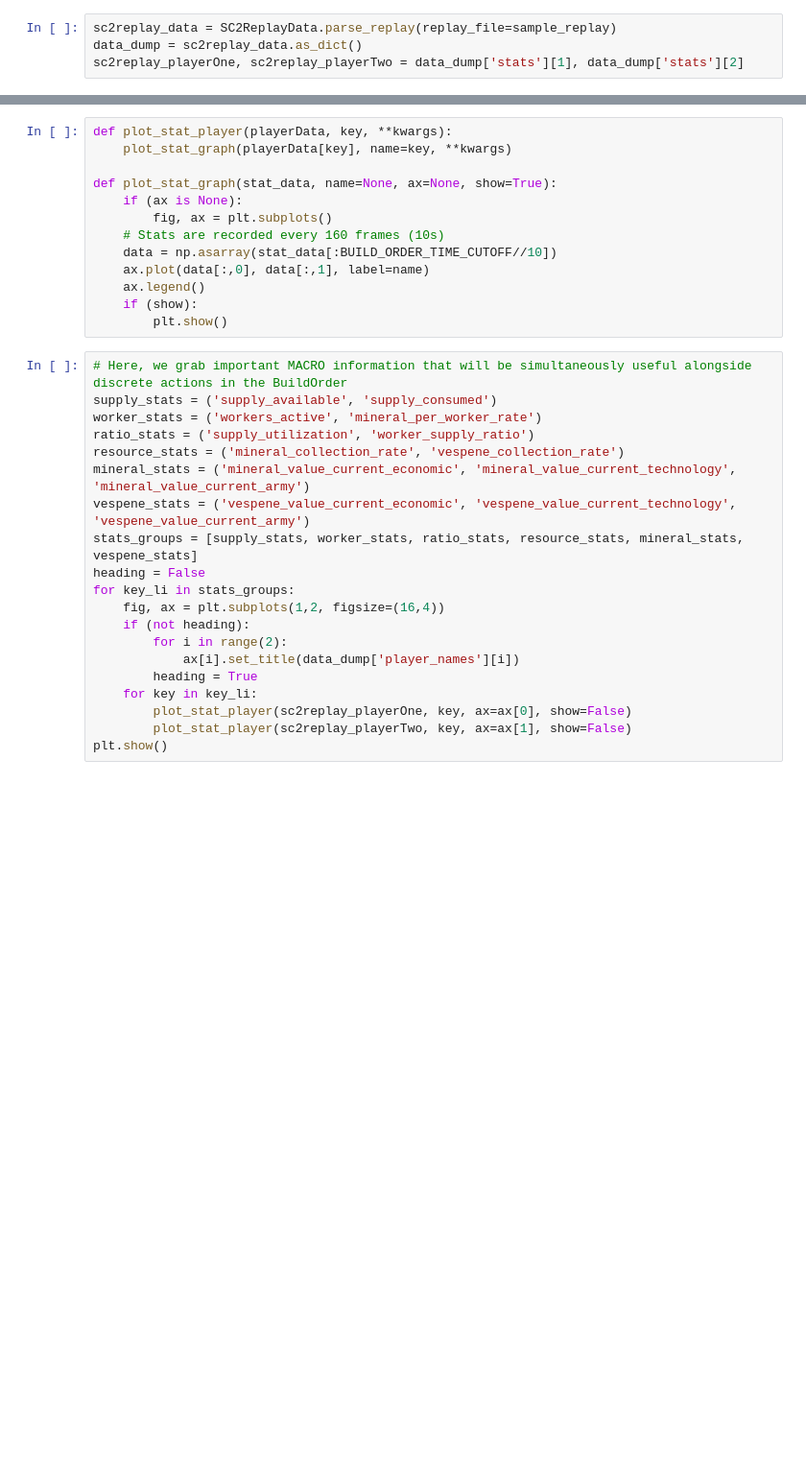
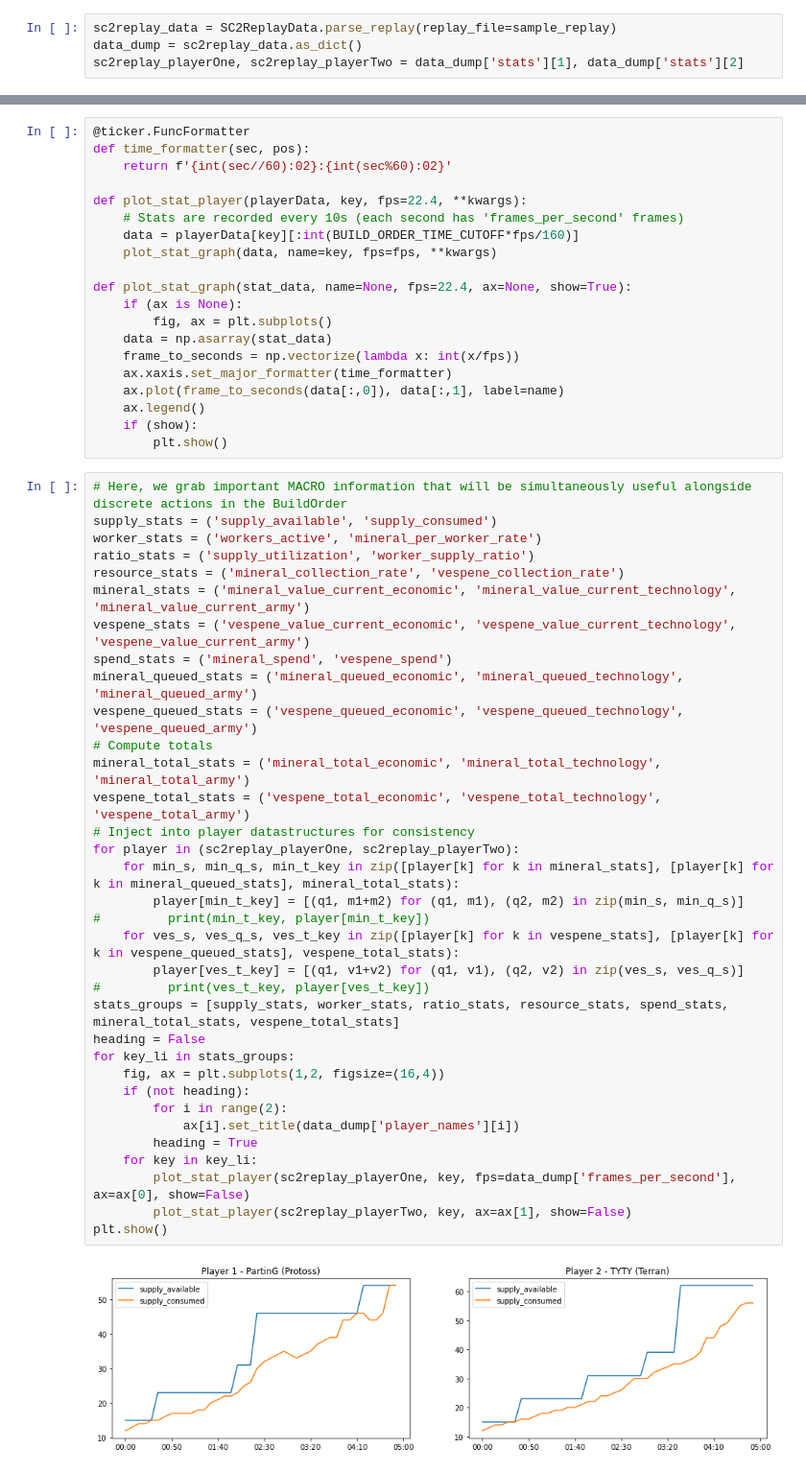
Before and after one commit to devYaoYH/SCII_BO_Classifier, a Jupyter notebook: Dataset Visualization.ipynb, the cells around one changed output, grey strips where cells are left out. Shown: that part at 96% size. Cells and saved outputs as stored; diff of their text form; blank space fills up the shorter version.

Commit message:
Updated with frames_per_second correction

```diff
--- a/Dataset Visualization.ipynb
+++ b/Dataset Visualization.ipynb
@@ -308,33 +335,56 @@ data_dump['player_names']
 # %%
-def plot_stat_player(playerData, key, **kwargs):
-    plot_stat_graph(playerData[key], name=key, **kwargs)
+@ticker.FuncFormatter
+def time_formatter(sec, pos):
+    return f'{int(sec//60):02}:{int(sec%60):02}'
 
-def plot_stat_graph(stat_data, name=None, ax=None, show=True):
+def plot_stat_player(playerData, key, fps=22.4, **kwargs):
+    # Stats are recorded every 10s (each second has 'frames_per_second' frames)
+    data = playerData[key][:int(BUILD_ORDER_TIME_CUTOFF*fps/160)]
+    plot_stat_graph(data, name=key, fps=fps, **kwargs)
+
+def plot_stat_graph(stat_data, name=None, fps=22.4, ax=None, show=True):
     if (ax is None):
         fig, ax = plt.subplots()
-    # Stats are recorded every 160 frames (10s)
-    data = np.asarray(stat_data[:BUILD_ORDER_TIME_CUTOFF//10])
-    ax.plot(data[:,0], data[:,1], label=name)
+    data = np.asarray(stat_data)
+    frame_to_seconds = np.vectorize(lambda x: int(x/fps))
+    ax.xaxis.set_major_formatter(time_formatter)
+    ax.plot(frame_to_seconds(data[:,0]), data[:,1], label=name)
     ax.legend()
     if (show):
         plt.show()
 # %%
 # Here, we grab important MACRO information that will be simultaneously useful alongside discrete actions in the BuildOrder
 supply_stats = ('supply_available', 'supply_consumed')
 worker_stats = ('workers_active', 'mineral_per_worker_rate')
 ratio_stats = ('supply_utilization', 'worker_supply_ratio')
 resource_stats = ('mineral_collection_rate', 'vespene_collection_rate')
 mineral_stats = ('mineral_value_current_economic', 'mineral_value_current_technology', 'mineral_value_current_army')
 vespene_stats = ('vespene_value_current_economic', 'vespene_value_current_technology', 'vespene_value_current_army')
-stats_groups = [supply_stats, worker_stats, ratio_stats, resource_stats, mineral_stats, vespene_stats]
+spend_stats = ('mineral_spend', 'vespene_spend')
+mineral_queued_stats = ('mineral_queued_economic', 'mineral_queued_technology', 'mineral_queued_army')
+vespene_queued_stats = ('vespene_queued_economic', 'vespene_queued_technology', 'vespene_queued_army')
+# Compute totals
+mineral_total_stats = ('mineral_total_economic', 'mineral_total_technology', 'mineral_total_army')
+vespene_total_stats = ('vespene_total_economic', 'vespene_total_technology', 'vespene_total_army')
+# Inject into player datastructures for consistency
+for player in (sc2replay_playerOne, sc2replay_playerTwo):
+    for min_s, min_q_s, min_t_key in zip([player[k] for k in mineral_stats], [player[k] for k in mineral_queued_stats], mineral_total_stats):
+        player[min_t_key] = [(q1, m1+m2) for (q1, m1), (q2, m2) in zip(min_s, min_q_s)]
+#         print(min_t_key, player[min_t_key])
+    for ves_s, ves_q_s, ves_t_key in zip([player[k] for k in vespene_stats], [player[k] for k in vespene_queued_stats], vespene_total_stats):
+        player[ves_t_key] = [(q1, v1+v2) for (q1, v1), (q2, v2) in zip(ves_s, ves_q_s)]
+#         print(ves_t_key, player[ves_t_key])
+stats_groups = [supply_stats, worker_stats, ratio_stats, resource_stats, spend_stats, mineral_total_stats, vespene_total_stats]
 heading = False
 for key_li in stats_groups:
     fig, ax = plt.subplots(1,2, figsize=(16,4))
     if (not heading):
         for i in range(2):
             ax[i].set_title(data_dump['player_names'][i])
         heading = True
     for key in key_li:
-        plot_stat_player(sc2replay_playerOne, key, ax=ax[0], show=False)
+        plot_stat_player(sc2replay_playerOne, key, fps=data_dump['frames_per_second'], ax=ax[0], show=False)
         plot_stat_player(sc2replay_playerTwo, key, ax=ax[1], show=False)
 plt.show()
+# %% [output]
+[figure, added]
```
Also changed, not shown: parts of 10 cells of this notebook, 2 other files.
